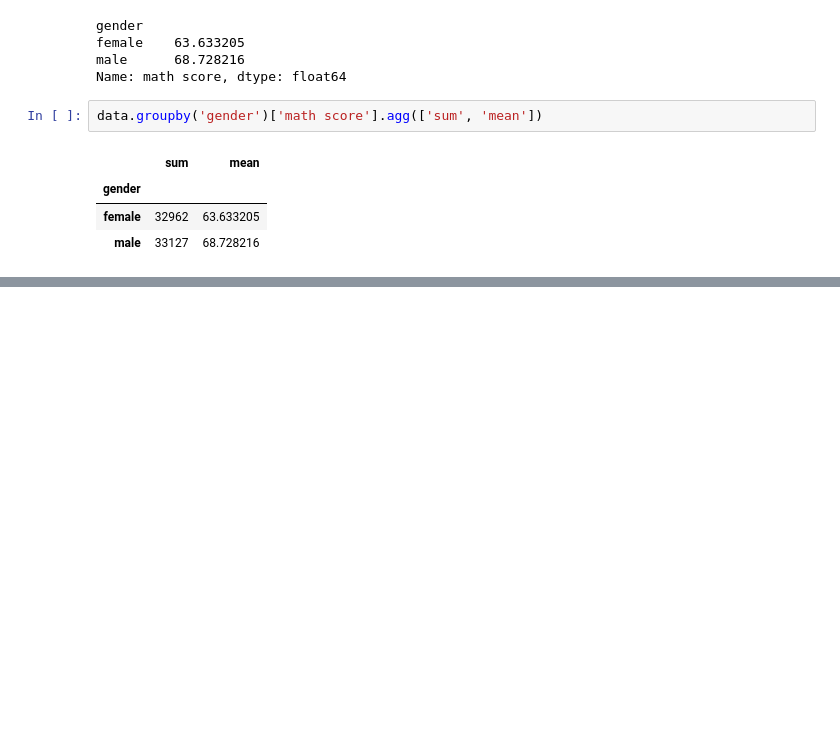
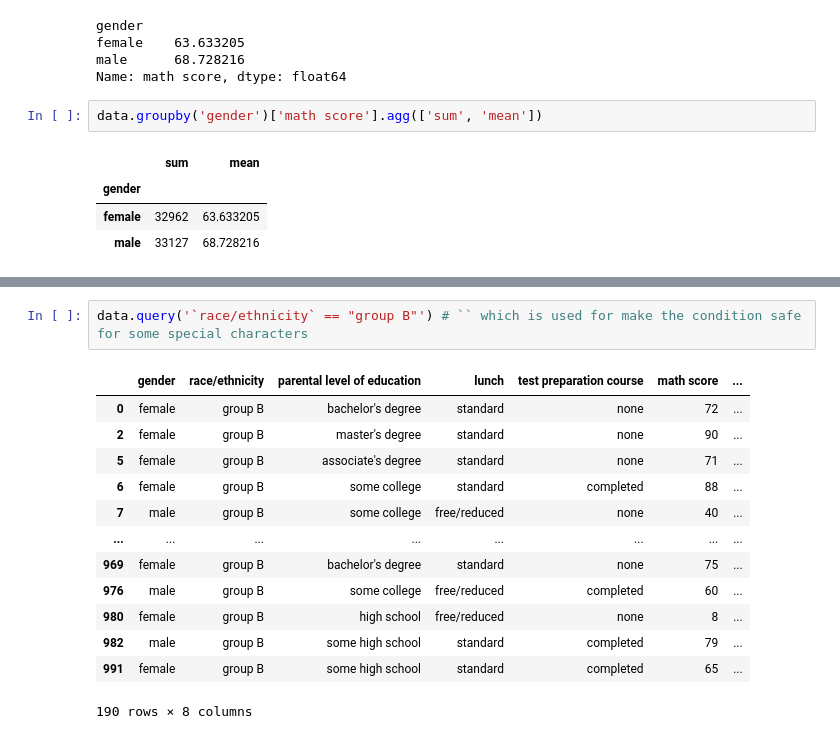
Before and after one commit to Aakashdoraisamy/Core_to_Advanced_Python, a Jupyter notebook: Python_Libraries/pandas/pandas.ipynb, the cells around one changed output, grey strips where cells are left out. Saved outputs shown, nothing was run; the diff lists cells and outputs as text; blank space fills up the shorter version.

```diff
--- a/Python_Libraries/pandas/pandas.ipynb
+++ b/Python_Libraries/pandas/pandas.ipynb
@@ -351,0 +539,16 @@ data.groupby('gender')['math score'].agg(['sum', 'mean'])
+# %%
+data.query('`race/ethnicity` == "group B"') # `` which is used for make the condition safe for some special characters
+# %% [output]
+|  | gender | race/ethnicity | parental level of education | lunch | test preparation course | math score | ... |
+| 0 | female | group B | bachelor's degree | standard | none | 72 | ... |
+| 2 | female | group B | master's degree | standard | none | 90 | ... |
+| 5 | female | group B | associate's degree | standard | none | 71 | ... |
+| 6 | female | group B | some college | standard | completed | 88 | ... |
+| 7 | male | group B | some college | free/reduced | none | 40 | ... |
+| ... | ... | ... | ... | ... | ... | ... | ... |
+| 969 | female | group B | bachelor's degree | standard | none | 75 | ... |
+| 976 | male | group B | some college | free/reduced | completed | 60 | ... |
+| 980 | female | group B | high school | free/reduced | none | 8 | ... |
+| 982 | male | group B | some high school | standard | completed | 79 | ... |
+| 991 | female | group B | some high school | standard | completed | 65 | ... |
+190 rows × 8 columns
```
Also changed, not shown: parts of 24 cells of this notebook, 1 other file.
